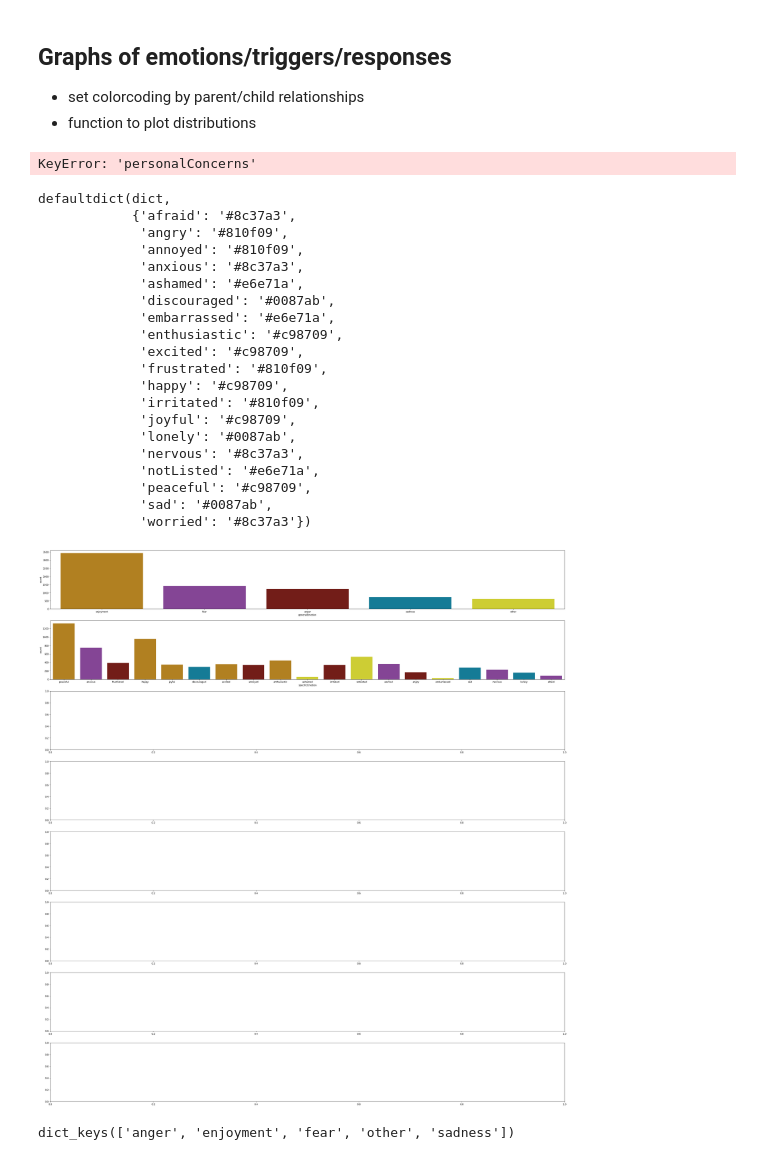
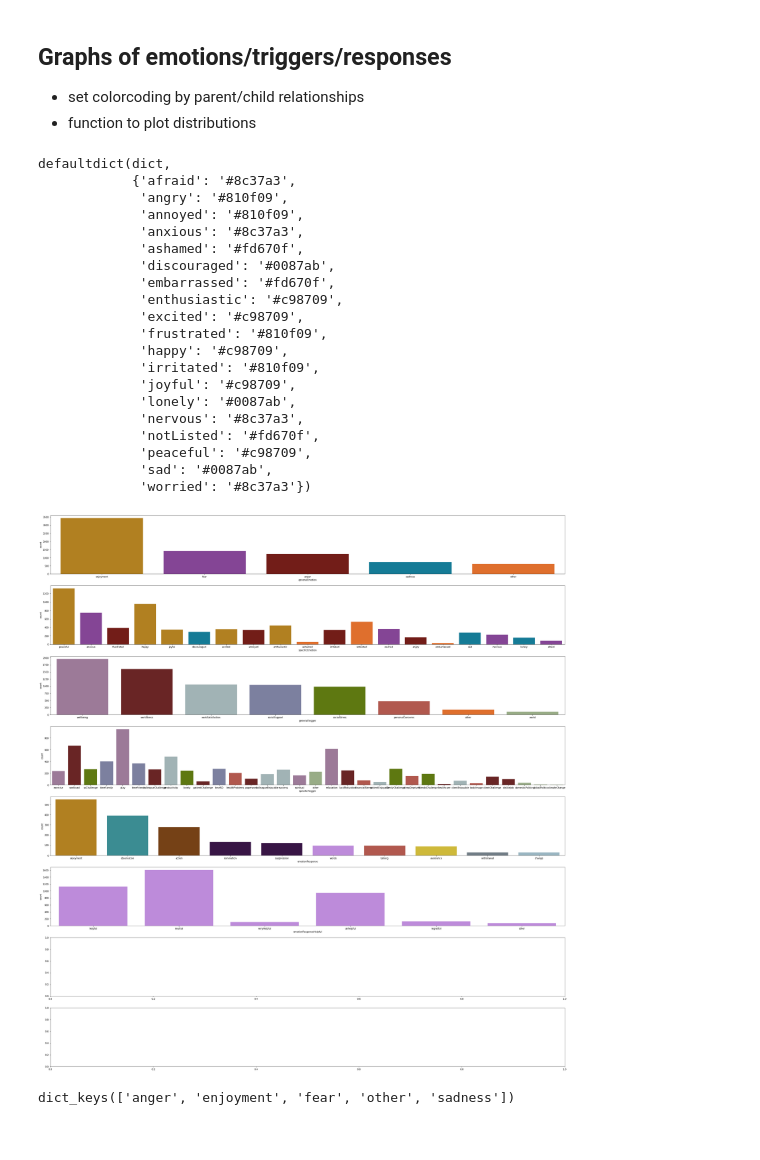
Before and after one commit to monica-oyarzun/capstone, a Jupyter notebook: visualizations.ipynb, the cells around one changed output. Drawn from its saved outputs; the diff is of its cells as text; code cells hidden in the pictures.

Commit message:
added more colorcoding to graphs

```diff
--- a/visualizations.ipynb
+++ b/visualizations.ipynb
@@ -129,3 +165,9 @@ palette = {'enjoyment': '#c98709', 'fear': '#8c37a3', 'anger': '#810f09', 'sadne
+# %%
+palette = {'enjoyment': '#c98709', 'fear': '#8c37a3', 'anger': '#810f09', 'sadness': '#0087ab', 'other': '#e6e71a',
+           'wellbeing': '#a1759c', 'workStress': '#741a1a', 'workSatisfaction': '#9eb6b8', 'socialSupport': '#767ba5',
+           'socialStress': '#678900', 'personalConcerns': '#c14b3d', 'other': '#fd670f', 'world': '#98b280',
+           'observation': '#2c98a1', 'action': '#854006', 'rumination': '#3c0d4d', 'suppression': '#3c0d4d',
+           'words': '#c17ee7', 'talking': '#c14b3d', 'avoidance': '#e7cb21', 'change': '#93b8c9', 'withdrawal': '#6e7d89'}
 # %%
 def colorcode(dictionary):
 #     for emotion in subset['generalEmotion']:
@@ -149,10 +191,6 @@ def colorcode(dictionary):
 color_emotion = colorcode(emotions)
 color_trigger = colorcode(triggers)
 color_response = colorcode(responses)
-
-## error here is because I haven't set colors yet for triggers or responses. Do that tonight :)
-# %% [output]
-KeyError: 'personalConcerns'
 # %%
 color_emotion
 # %% [output]
@@ -161,9 +199,9 @@ defaultdict(dict,
              'angry': '#810f09',
              'annoyed': '#810f09',
              'anxious': '#8c37a3',
-             'ashamed': '#e6e71a',
+             'ashamed': '#fd670f',
              'discouraged': '#0087ab',
-             'embarrassed': '#e6e71a',
+             'embarrassed': '#fd670f',
              'enthusiastic': '#c98709',
              'excited': '#c98709',
              'frustrated': '#810f09',
@@ -172,18 +210,24 @@ defaultdict(dict,
              'joyful': '#c98709',
              'lonely': '#0087ab',
              'nervous': '#8c37a3',
-             'notListed': '#e6e71a',
+             'notListed': '#fd670f',
              'peaceful': '#c98709',
              'sad': '#0087ab',
              'worried': '#8c37a3'})
 # %%
 fig, axes = plt.subplots(8,1, figsize=(40,44))
 sns.countplot(x='generalEmotion', data=subset, orient='h', order = subset['generalEmotion'].value_counts().index, palette=palette, ax=axes[0]);
 sns.countplot(x='specificEmotion', data=subset, orient='h', palette=color_emotion, ax=axes[1]);
+sns.countplot(x='generalTrigger', data=subset, orient='h', order = subset['generalTrigger'].value_counts().index, palette=palette, ax=axes[2]);
+sns.countplot(x='specificTrigger', data=subset, orient='h', palette=color_trigger, ax=axes[3]);
+sns.countplot(x='emotionResponse', data=subset, orient='h', order = subset['emotionResponse'].value_counts().index, palette=palette, ax=axes[4]);
+sns.countplot(x='emotionResponseHelpful', data=subset, orient='h', palette=color_response, ax=axes[5]);
 
 # turn this into a plotting function... and set up colors for other graphs.
+# response colorcoding doesn't work because all categories of helpful/not/etc are included in all emotional response categories.
+# Need to figure out a better way to classify and plot these!!
 # %% [output]
-[figure, old version]
+[figure, new version]
 # %%
 emotions.keys()
 # %% [output]
```
Also changed, not shown: parts of 3 cells of this notebook, 1 other file.
